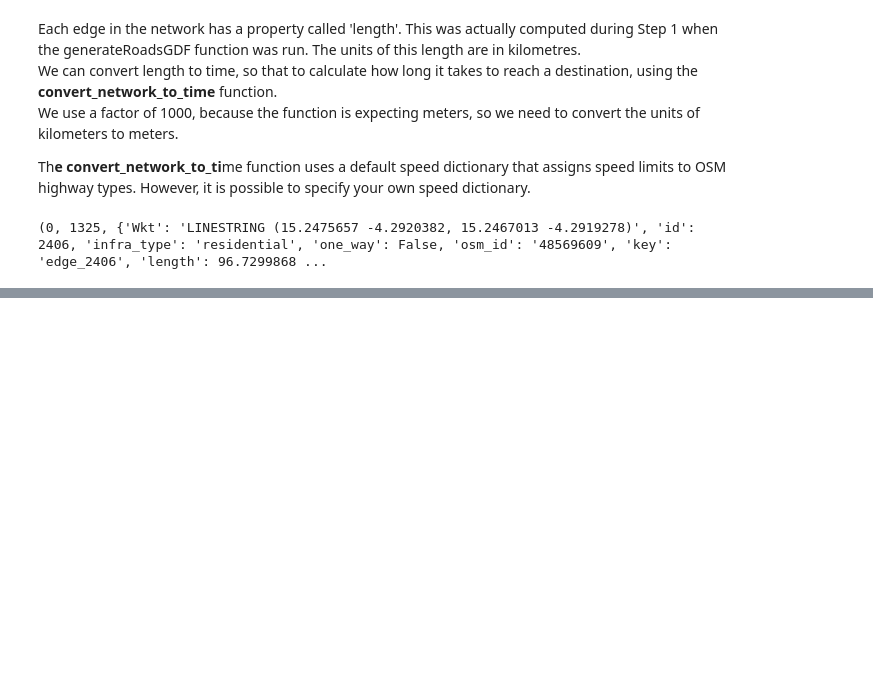
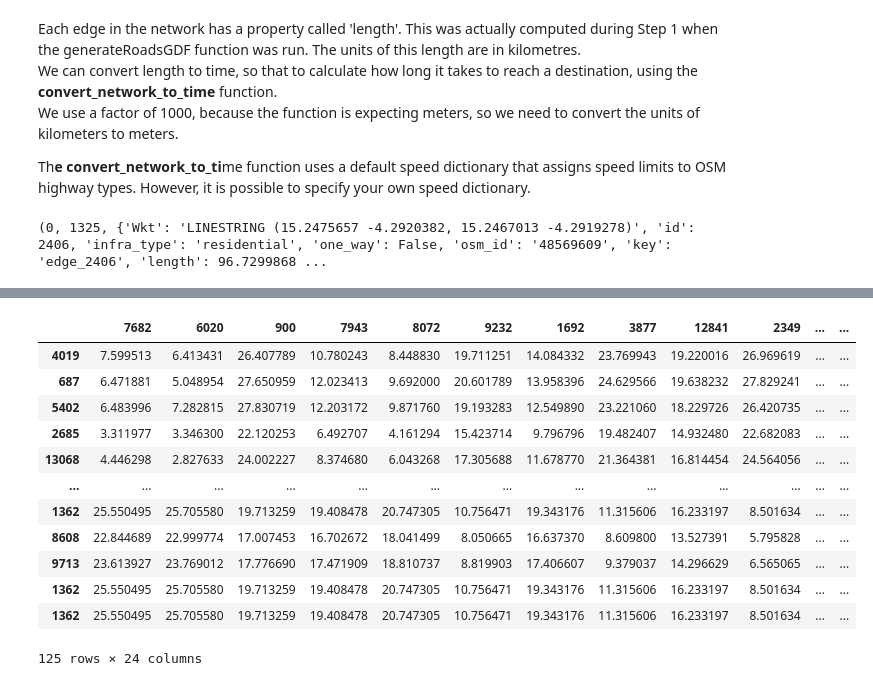
Before and after one commit to worldbank/Health-Access-Metrics, a Jupyter notebook: Tutorials/module2_accessibility.ipynb, the cells around one changed output, grey strips where cells are left out. Drawn from its saved outputs; the diff is of its cells as text; code cells hidden in the pictures; blank space fills up the shorter version.

```diff
--- a/Tutorials/module2_accessibility.ipynb
+++ b/Tutorials/module2_accessibility.ipynb
@@ -398,0 +431,2 @@ start_points = create_grid(flood.bounds, 0.01, 0.01)
+# %%
+destinations = list(set(destinations.NN))
@@ -398,0 +439,5 @@ start_points = create_grid(flood.bounds, 0.01, 0.01)
+# %%
+origins_gdf = gpd.GeoDataFrame(res_df["geometry"], crs = epsg)
+# %%
+origins = gn.pandana_snap_c(G_time, origins_gdf, source_crs = epsg, target_crs = epsg_utm)
+origins = [row.NN for idx,row in origins.iterrows()]
@@ -398,0 +446,2 @@ start_points = create_grid(flood.bounds, 0.01, 0.01)
+# %%
+OD = gn.calculate_OD(G_time, origins, destinations, fail_value = 9999999)
@@ -398,0 +464,18 @@ start_points = create_grid(flood.bounds, 0.01, 0.01)
+# %%
+OD = OD / 60
+OD_df = pd.DataFrame(OD, columns = destinations, index = origins)
+OD_df
+# %% [output]
+|  | 7682 | 6020 | 900 | 7943 | 8072 | 9232 | 1692 | 3877 | 12841 | 2349 | ... | ... |
+| 4019 | 7.599513 | 6.413431 | 26.407789 | 10.780243 | 8.448830 | 19.711251 | 14.084332 | 23.769943 | 19.220016 | 26.969619 | ... | ... |
+| 687 | 6.471881 | 5.048954 | 27.650959 | 12.023413 | 9.692000 | 20.601789 | 13.958396 | 24.629566 | 19.638232 | 27.829241 | ... | ... |
+| 5402 | 6.483996 | 7.282815 | 27.830719 | 12.203172 | 9.871760 | 19.193283 | 12.549890 | 23.221060 | 18.229726 | 26.420735 | ... | ... |
+| 2685 | 3.311977 | 3.346300 | 22.120253 | 6.492707 | 4.161294 | 15.423714 | 9.796796 | 19.482407 | 14.932480 | 22.682083 | ... | ... |
+| 13068 | 4.446298 | 2.827633 | 24.002227 | 8.374680 | 6.043268 | 17.305688 | 11.678770 | 21.364381 | 16.814454 | 24.564056 | ... | ... |
+| ... | ... | ... | ... | ... | ... | ... | ... | ... | ... | ... | ... | ... |
+| 1362 | 25.550495 | 25.705580 | 19.713259 | 19.408478 | 20.747305 | 10.756471 | 19.343176 | 11.315606 | 16.233197 | 8.501634 | ... | ... |
+| 8608 | 22.844689 | 22.999774 | 17.007453 | 16.702672 | 18.041499 | 8.050665 | 16.637370 | 8.609800 | 13.527391 | 5.795828 | ... | ... |
+| 9713 | 23.613927 | 23.769012 | 17.776690 | 17.471909 | 18.810737 | 8.819903 | 17.406607 | 9.379037 | 14.296629 | 6.565065 | ... | ... |
+| 1362 | 25.550495 | 25.705580 | 19.713259 | 19.408478 | 20.747305 | 10.756471 | 19.343176 | 11.315606 | 16.233197 | 8.501634 | ... | ... |
+| 1362 | 25.550495 | 25.705580 | 19.713259 | 19.408478 | 20.747305 | 10.756471 | 19.343176 | 11.315606 | 16.233197 | 8.501634 | ... | ... |
+125 rows × 24 columns
```
Also changed, not shown: parts of 20 cells of this notebook.
